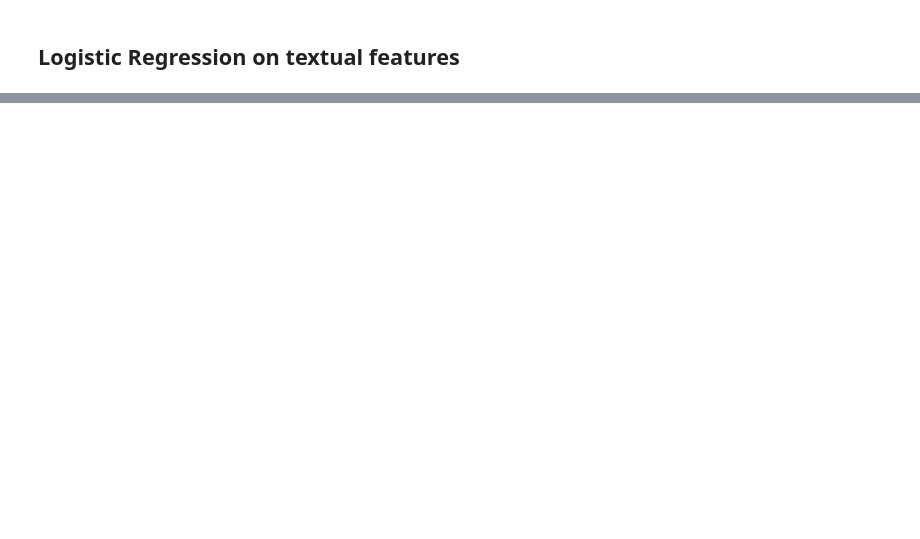
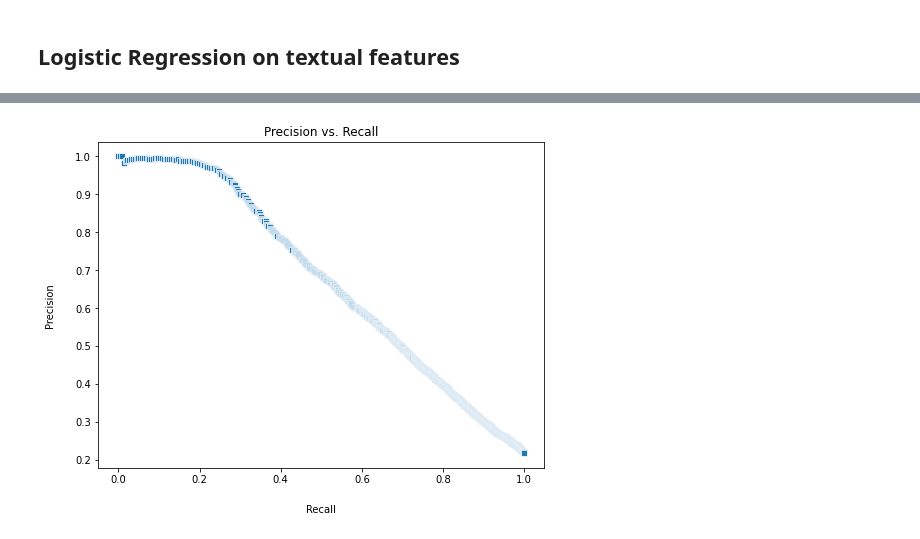
Before and after one commit to NefeliTav/Twitter-Bot-Classification, a Jupyter notebook: project.ipynb, the cells around one changed output, grey strips where cells are left out. Drawn from its saved outputs; the diff is of its cells as text; code cells hidden in the pictures; blank space fills up the shorter version.

```diff
--- a/project.ipynb
+++ b/project.ipynb
@@ -731,0 +806,11 @@ pipeline_fit = ml_pipeline(tweet_train_df)
+# %%
+training_summary = log_reg_model.summary
+precision_recall = training_summary.pr.toPandas()
+
+fig, ax = plt.subplots(1, 1, figsize=(8,6))
+_ = sns.lineplot(x=precision_recall['recall'], y=precision_recall['precision'], marker="s", axes=ax)
+_ = ax.set_xlabel("Recall", labelpad=20)
+_ = ax.set_ylabel("Precision", labelpad=20)
+_ = ax.set_title("Precision vs. Recall")
+# %% [output]
+[figure, added]
```
Also changed, not shown: parts of 12 cells of this notebook, 1 other file.
